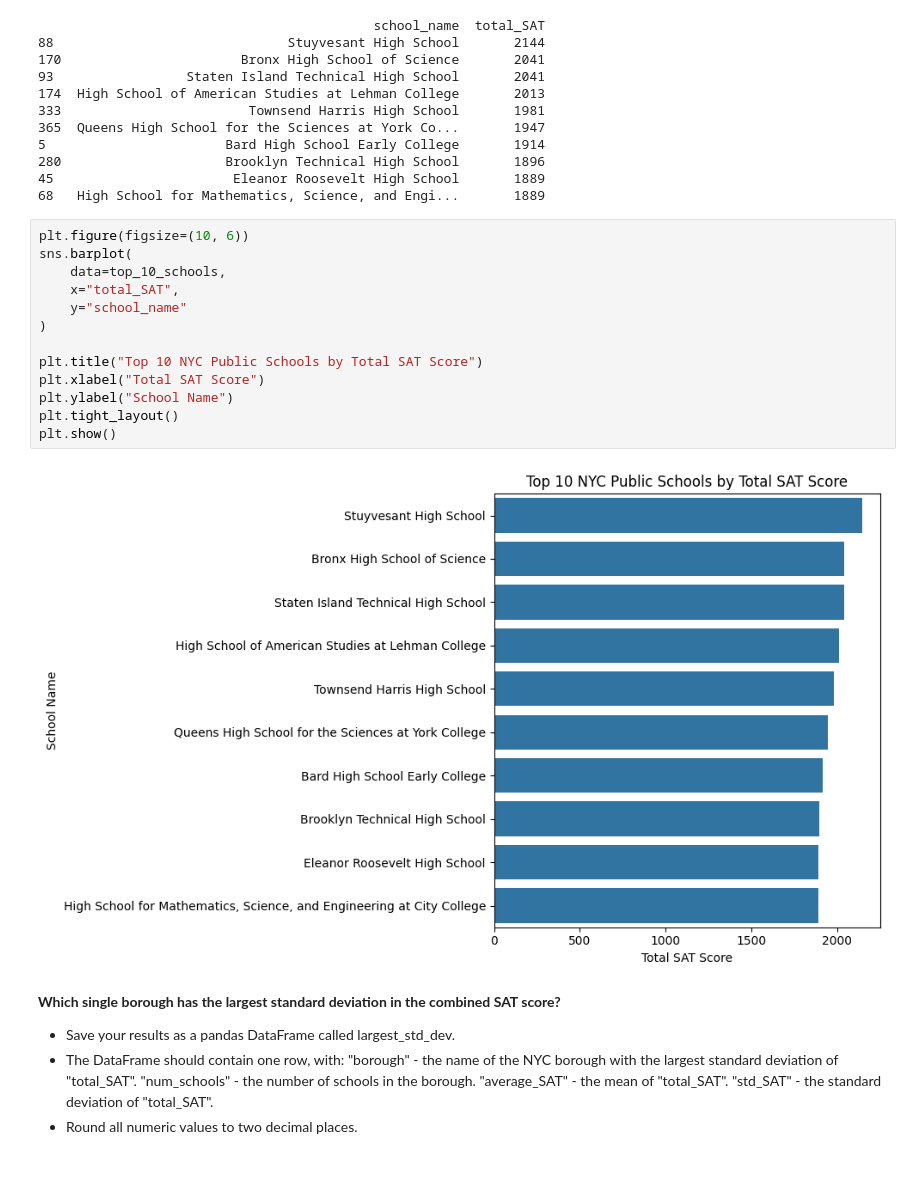
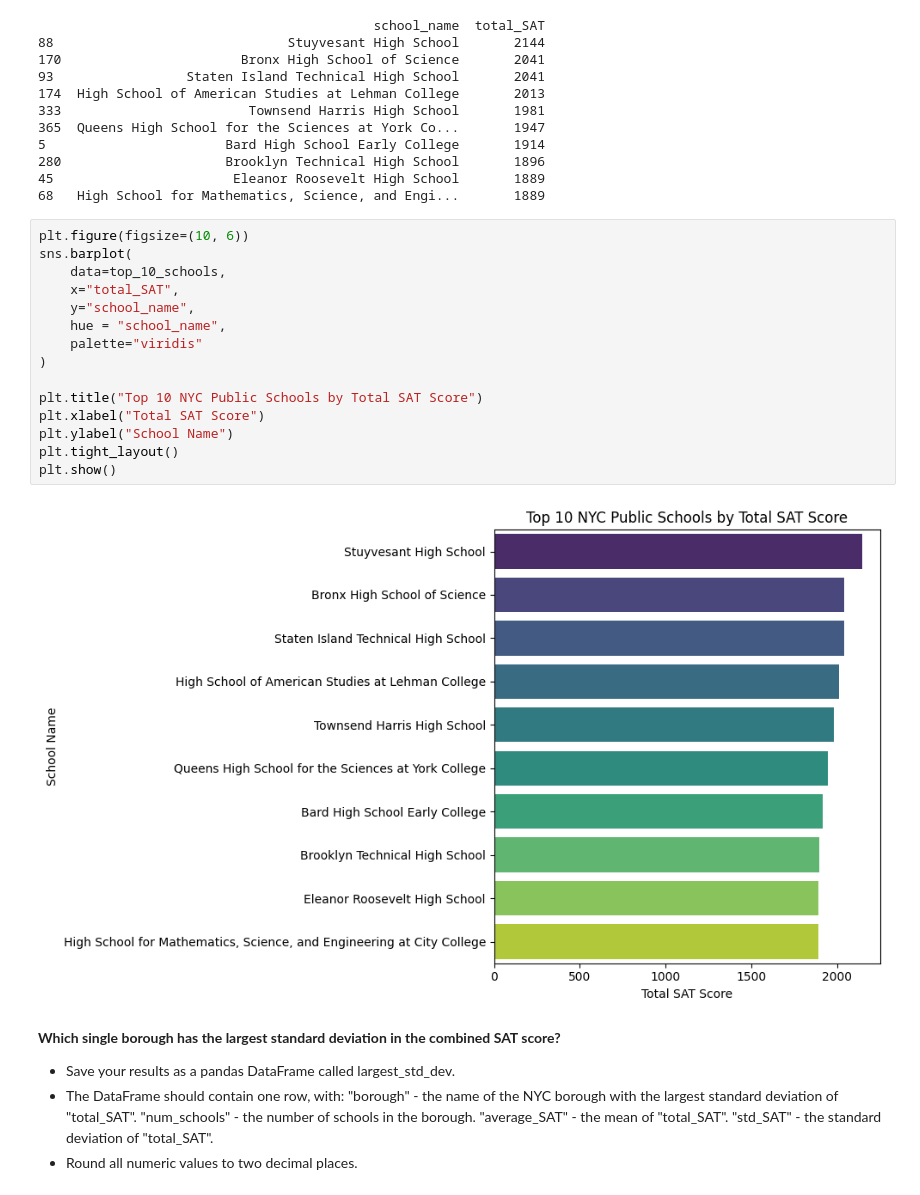
Before and after one commit to tasyanurkarina/Exploring-NYC-Public-School-Test-Result-Scores, a Jupyter notebook: notebook.ipynb, the cells around one changed output. Saved outputs shown, nothing was run; the diff lists cells and outputs as text.

```diff
--- a/notebook.ipynb
+++ b/notebook.ipynb
@@ -118,18 +118,20 @@ print(top_10_schools)
 # %%
 plt.figure(figsize=(10, 6))
 sns.barplot(
     data=top_10_schools,
     x="total_SAT",
-    y="school_name"
+    y="school_name",
+    hue = "school_name",
+    palette="viridis"
 )
 
 plt.title("Top 10 NYC Public Schools by Total SAT Score")
 plt.xlabel("Total SAT Score")
 plt.ylabel("School Name")
 plt.tight_layout()
 plt.show()
 # %% [output]
-[figure, old version]
+[figure, new version]
 # %% [markdown]
 **Which single borough has the largest standard deviation in the combined SAT score?**
 
```
